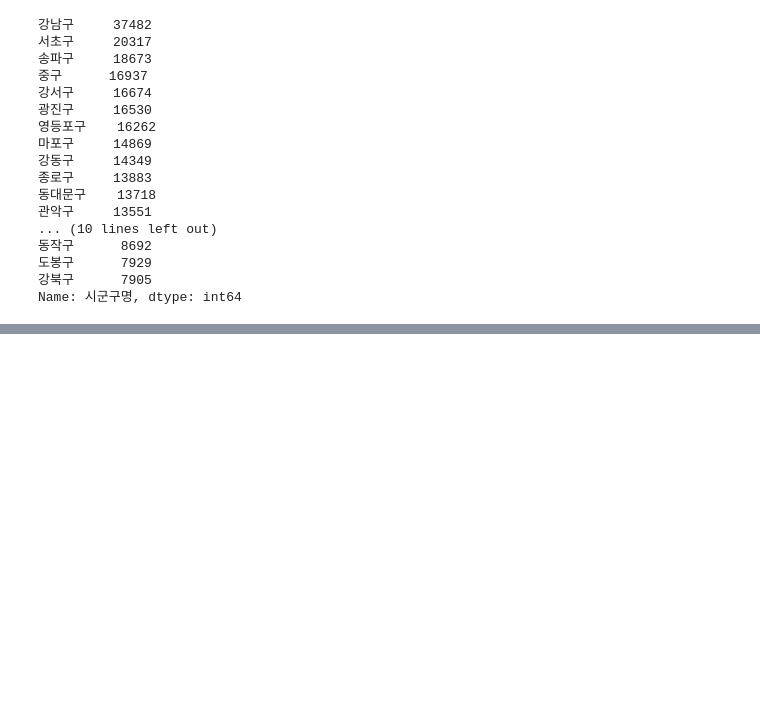
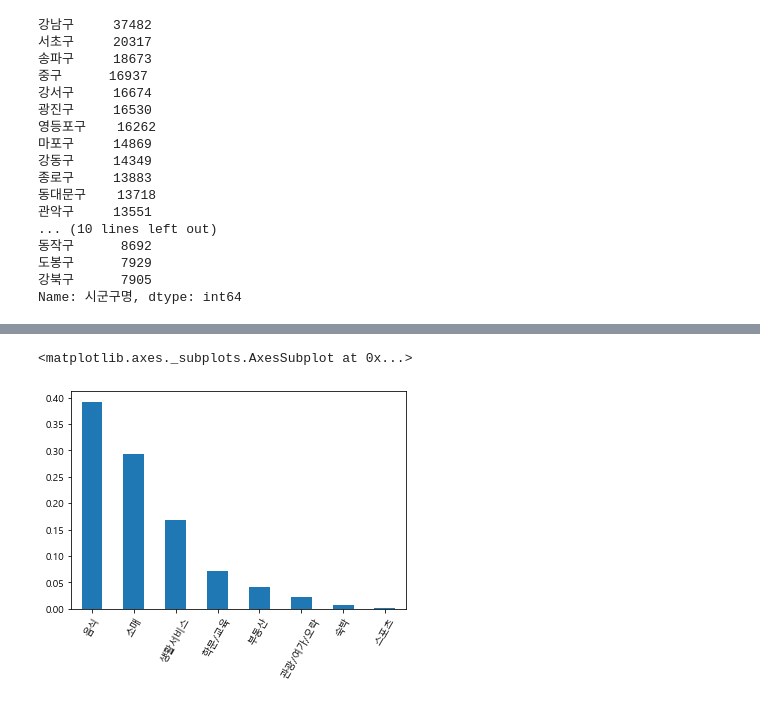
Before and after one commit to sunny0103/personal_project_public_data, a Jupyter notebook: Commercial district data analysis.ipynb, the cells around one changed output, grey strips where cells are left out. Saved outputs shown, nothing was run; the diff lists cells and outputs as text; code cells hidden in the pictures; blank space fills up the shorter version.

```diff
--- a/Commercial district data analysis.ipynb
+++ b/Commercial district data analysis.ipynb
@@ -211,0 +318,3 @@ Name: 시군구명, dtype: int64
+# %%
+biz_class=df['상권업종대분류명'].value_counts(normalize=True)
+biz_class
@@ -211,0 +331,5 @@ Name: 시군구명, dtype: int64
+# %%
+biz_class.plot.bar(rot=60)
+# %% [output]
+<matplotlib.axes._subplots.AxesSubplot at 0x...>
+[figure, added]
```
Also changed, not shown: parts of 11 cells of this notebook.
